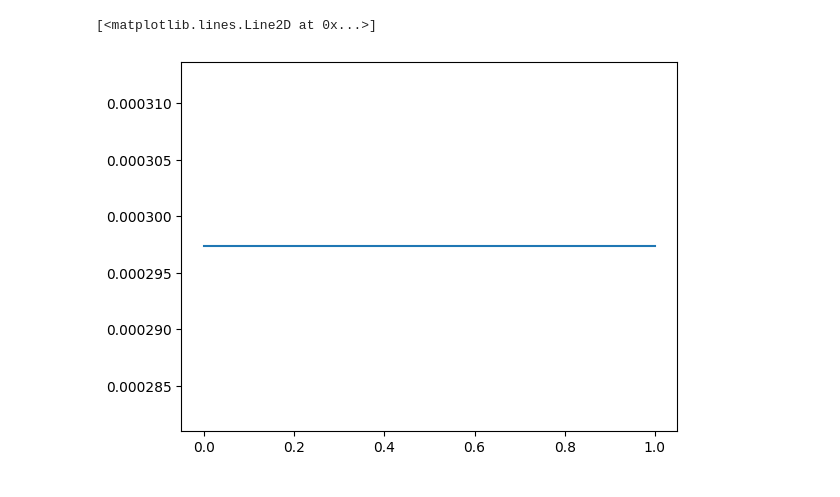
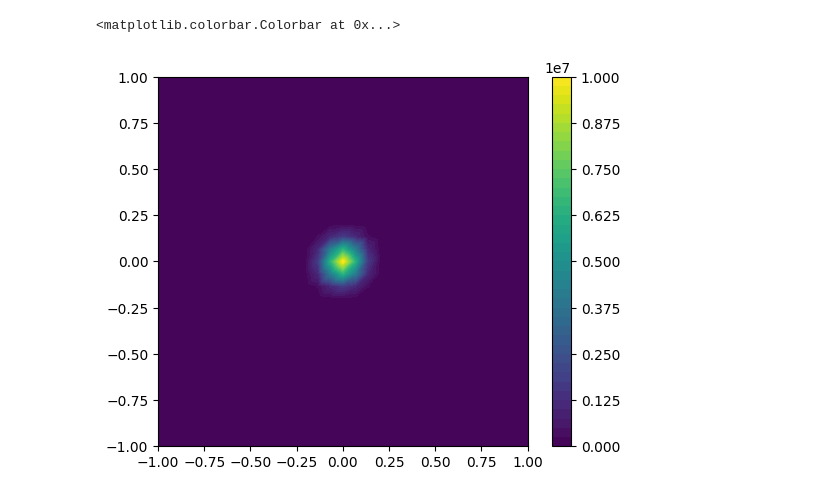
Before and after one commit to saragazzoni/Master_Thesis, a Jupyter notebook: Model3D/prove.ipynb, the cells around one changed output. Drawn from its saved outputs; the diff is of its cells as text; code cells hidden in the pictures.

```diff
--- a/Model3D/prove.ipynb
+++ b/Model3D/prove.ipynb
@@ -36,9 +91,10 @@ while s < S:
-# %%
-n0 = Expression("m0/(pow(2*pi,0.5)*sigma)*exp(-pow(s-s0,2)/(2*sigma*sigma))",
-                m0 = m0,s0 = 0.5,sigma=sqrt(0.02),s=0,degree=1)
-n0.s = 0.8
-n0 = interpolate(n0, V1D)
-plot(n0)
-# %% [output]
-[<matplotlib.lines.Line2D at 0x...>]
-[figure, removed]
+# %%
+mesh = RectangleMesh(Point(-1, -1), Point(1, 1), 30, 30)
+V = FunctionSpace(mesh, "CG", 1)
+Vc = Expression('1e7*exp(-x[0]*x[0]/(sigma_v*sigma_v)- x[1]*x[1]/(sigma_v*sigma_v))',sigma_v = 0.1,degree=2)
+Vc = interpolate(Vc, V)
+plot(Vc)
+plt.colorbar(plot(Vc))
+# %% [output]
+<matplotlib.colorbar.Colorbar at 0x...>
+[figure, added]
```
Also changed, not shown: parts of 7 cells of this notebook, 4 other files.
